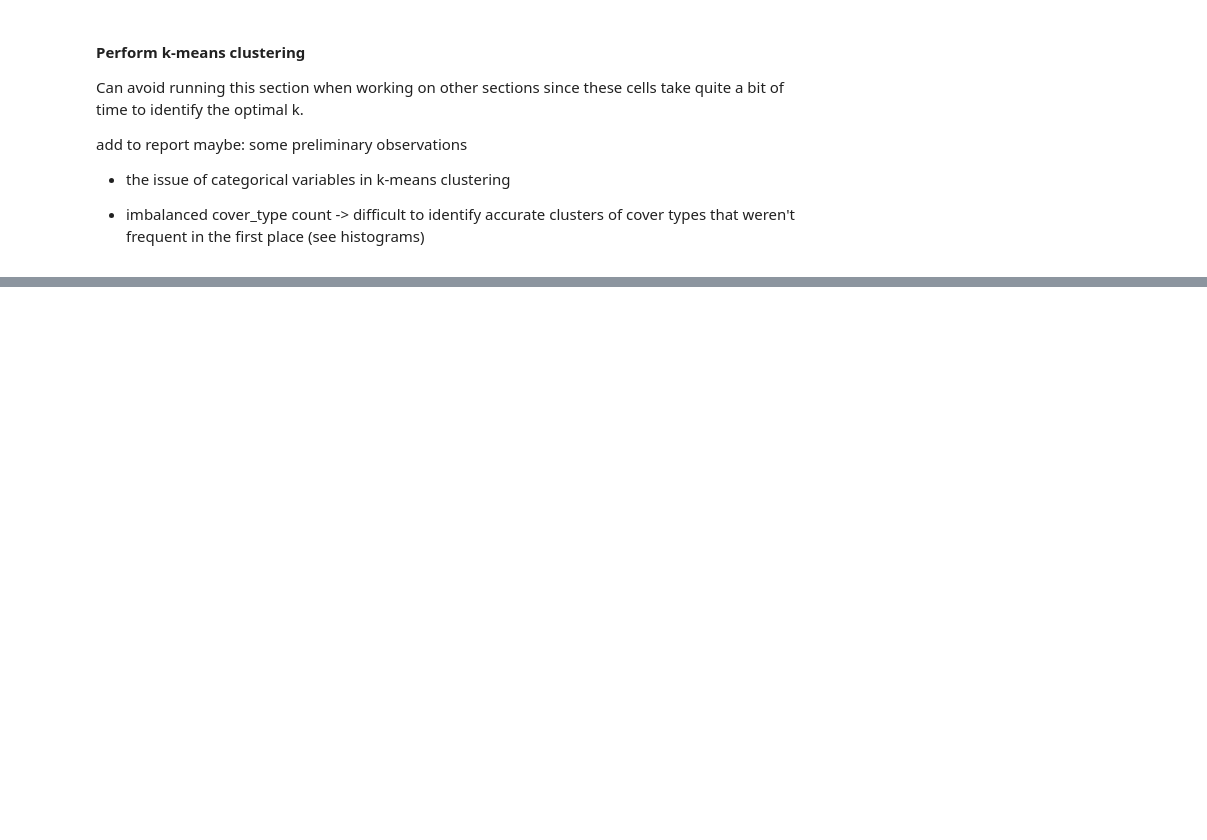
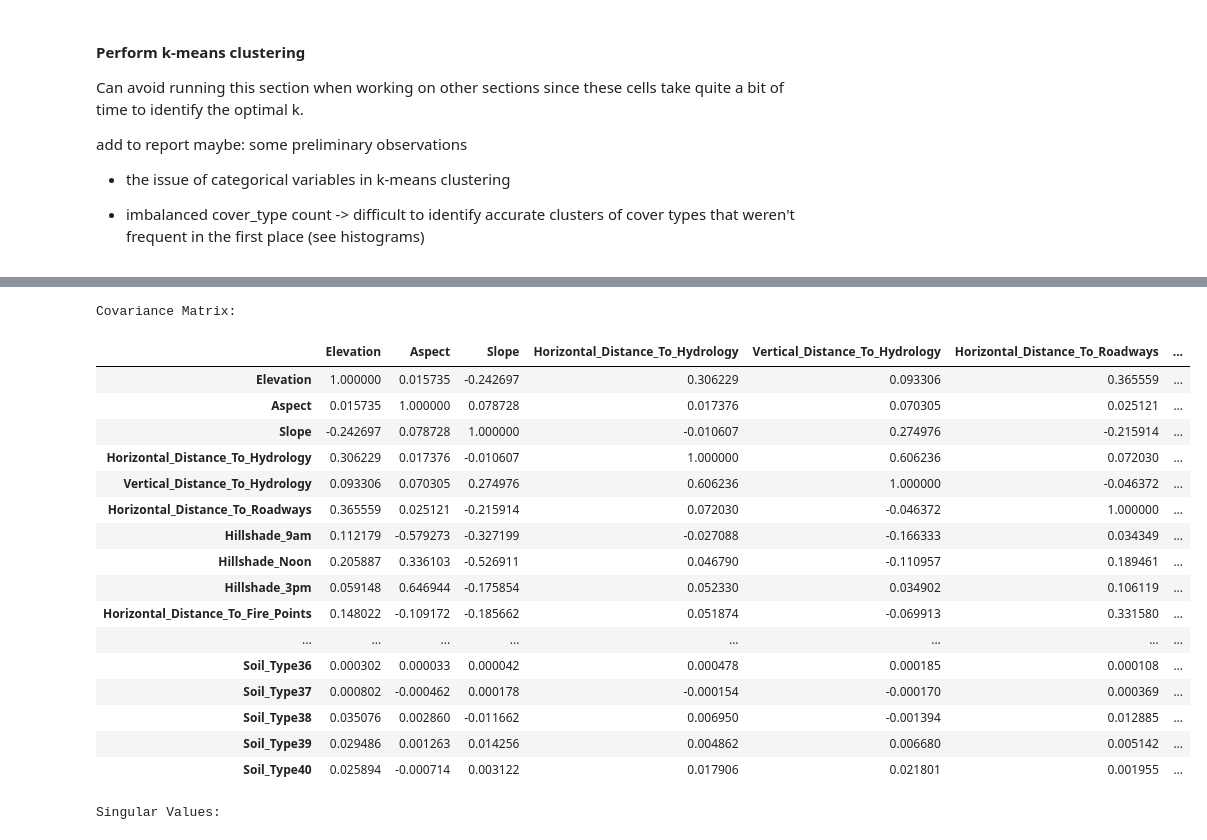
Before and after one commit to Nakulj11/ECE133AFinalProject, a Jupyter notebook: FinalProject.ipynb, the cells around one changed output, grey strips where cells are left out. Saved outputs shown, nothing was run; the diff lists cells and outputs as text; code cells hidden in the pictures; blank space fills up the shorter version.

Commit message:
did cov matrix and svd

```diff
--- a/FinalProject.ipynb
+++ b/FinalProject.ipynb
@@ -363,0 +364,80 @@ Cover_Type_7 188
+# %%
+import numpy as np
+import pandas as pd
+
+# Remove last 7 rows (cover type labels)
+df_std = df_std.iloc[:, :-7]
+
+# Compute the covariance matrix
+X = df_std.values
+X_meaned = X - np.mean(X, axis=0)
+cov_matrix = np.cov(X_meaned, rowvar=False)
+
+# Perform Singular Value Decomposition (SVD)
+U, S, Vt = np.linalg.svd(cov_matrix)
+
+# Feature names
+feature_names = df_std.columns  # Assuming df_std is a standardized DataFrame with named columns
+
+# Create labeled covariance matrix
+cov_df = pd.DataFrame(cov_matrix, index=feature_names, columns=feature_names)
+
+# Create labeled singular values table
+singular_values_df = pd.DataFrame(S, index=[f"Singular Value {i+1}" for i in range(len(S))], columns=["Value"])
+
+# Create labeled left singular vectors (U matrix)
+U_df = pd.DataFrame(U, index=feature_names, columns=[f"Singular Vector {i+1}" for i in range(U.shape[1])])
+
+# Create labeled right singular vectors (Vt matrix)
+Vt_df = pd.DataFrame(Vt, index=[f"Singular Vector {i+1}" for i in range(Vt.shape[0])], columns=feature_names)
+
+# Function to style and make scrollable
+def make_scrollable(df, max_height="300px"):
+    return df.style.set_sticky().set_properties(**{"max-height": max_height, "overflow": "auto"})
+
+# Display matrices with scrollable format
+print("Covariance Matrix:")
+display(make_scrollable(cov_df))
+
+print("\nSingular Values:")
+display(make_scrollable(singular_values_df))
+
+print("\nLeft Singular Vectors (U):")
+display(make_scrollable(U_df))
+
+print("\nRight Singular Vectors (Vt):")
+display(make_scrollable(Vt_df))
+
+# Find the most important features for each principal component
+top_features_per_pc = {}
+num_top_features = 5  # Adjust to see more/less features per component
+
+for i in range(U.shape[1]):
+    top_features = np.argsort(-np.abs(U[:, i]))[:num_top_features]
+    top_features_per_pc[f"Principal Component {i+1}"] = feature_names[top_features].tolist()
+
+# Convert to DataFrame
+top_features_df = pd.DataFrame(top_features_per_pc)
+
+print("\nMost Important Features Per Principal Component:")
+display(make_scrollable(top_features_df))
+# %% [output]
+Covariance Matrix:
+|  | Elevation | Aspect | Slope | Horizontal_Distance_To_Hydrology | Vertical_Distance_To_Hydrology | Horizontal_Distance_To_Roadways | ... |
+| Elevation | 1.000000 | 0.015735 | -0.242697 | 0.306229 | 0.093306 | 0.365559 | ... |
+| Aspect | 0.015735 | 1.000000 | 0.078728 | 0.017376 | 0.070305 | 0.025121 | ... |
+| Slope | -0.242697 | 0.078728 | 1.000000 | -0.010607 | 0.274976 | -0.215914 | ... |
+| Horizontal_Distance_To_Hydrology | 0.306229 | 0.017376 | -0.010607 | 1.000000 | 0.606236 | 0.072030 | ... |
+| Vertical_Distance_To_Hydrology | 0.093306 | 0.070305 | 0.274976 | 0.606236 | 1.000000 | -0.046372 | ... |
+| Horizontal_Distance_To_Roadways | 0.365559 | 0.025121 | -0.215914 | 0.072030 | -0.046372 | 1.000000 | ... |
+| Hillshade_9am | 0.112179 | -0.579273 | -0.327199 | -0.027088 | -0.166333 | 0.034349 | ... |
+| Hillshade_Noon | 0.205887 | 0.336103 | -0.526911 | 0.046790 | -0.110957 | 0.189461 | ... |
+| Hillshade_3pm | 0.059148 | 0.646944 | -0.175854 | 0.052330 | 0.034902 | 0.106119 | ... |
+| Horizontal_Distance_To_Fire_Points | 0.148022 | -0.109172 | -0.185662 | 0.051874 | -0.069913 | 0.331580 | ... |
+| ... | ... | ... | ... | ... | ... | ... | ... |
+| Soil_Type36 | 0.000302 | 0.000033 | 0.000042 | 0.000478 | 0.000185 | 0.000108 | ... |
+| Soil_Type37 | 0.000802 | -0.000462 | 0.000178 | -0.000154 | -0.000170 | 0.000369 | ... |
+| Soil_Type38 | 0.035076 | 0.002860 | -0.011662 | 0.006950 | -0.001394 | 0.012885 | ... |
+| Soil_Type39 | 0.029486 | 0.001263 | 0.014256 | 0.004862 | 0.006680 | 0.005142 | ... |
+| Soil_Type40 | 0.025894 | -0.000714 | 0.003122 | 0.017906 | 0.021801 | 0.001955 | ... |
+Singular Values:
```
Also changed, not shown: parts of 5 cells of this notebook.
